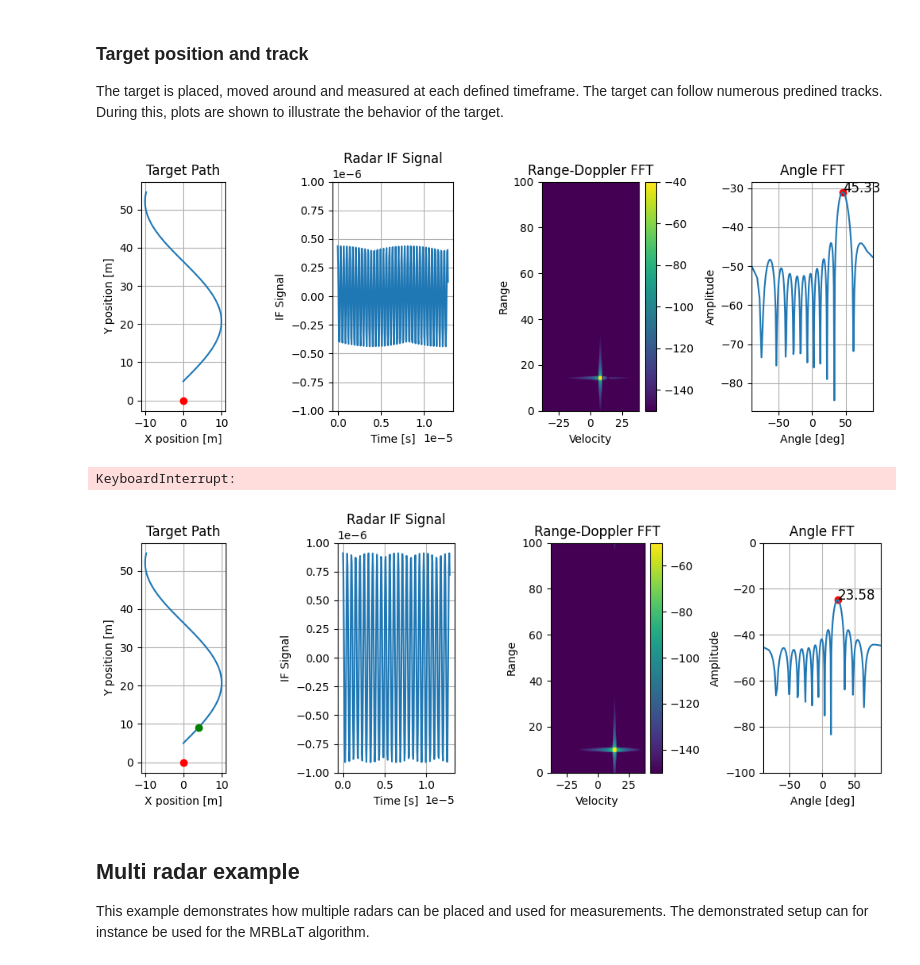
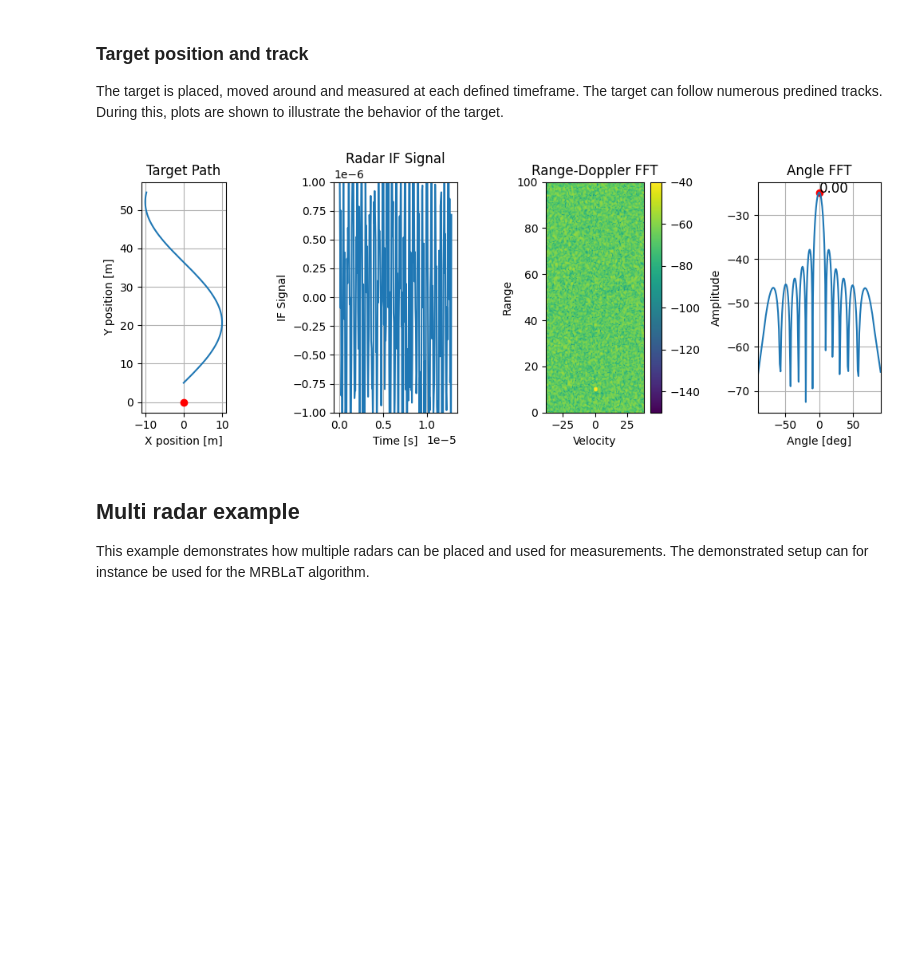
Before and after one commit to RHIMMELAND/MMARS, a Jupyter notebook: code_example.ipynb, the cells around one changed output. Cells and saved outputs as stored; diff of their text form; code cells hidden in the pictures; blank space fills up the shorter version.

```diff
--- a/code_example.ipynb
+++ b/code_example.ipynb
@@ -36,36 +35,34 @@ The target is placed, moved around and measured at each defined timeframe. The t
 # %%
 Track = target_path.target_path(np.array([[0], [5]]), 10.0, T_tot = 5.0)
 Track.generate_trajectory()
 X, Y, vX, vY = Track.get_trajectory()
 
 plot = radar_plots.radar_plots(r1, Track)
 
 # Plot to notebook
-r1.measure_target(np.array([[10], [10]]), np.array([[0], [10]]))
+r1.measure_target(np.array([[0], [10]]), np.array([[0], [0]]))
 fig, axes = plt.subplots(1, 4, figsize=(10, 4))
 plot.plot_path(ax=axes[0])
 plot.plot_radar_IF_signal(ax=axes[1], amplitude_lim=1e-6)
 plot.plot_range_doppler_fft(ax=axes[2], amplitude_range=[-150, -40])
 plot.plot_angle_fft(ax=axes[3])
 plt.tight_layout()
 plt.show()
 
 # Plots and tracking for GIF
 for point_idx in tqdm(range(0,len(X))):
     r1.measure_target(np.array([[X[point_idx]], [Y[point_idx]]]), np.array([[vX[point_idx]], [vY[point_idx]]]))
     fig, axes = plt.subplots(1, 4, figsize=(10, 4))
     plot.plot_path(ax=axes[0], current_idx=point_idx)
     plot.plot_radar_IF_signal(ax=axes[1], amplitude_lim=1e-6)
     plot.plot_range_doppler_fft(ax=axes[2], amplitude_range=[-150, -50])
     plot.plot_angle_fft(ax=axes[3], amplitude_range=[-100, 0])
     plt.tight_layout()
     plt.savefig('Figures/gif/fig_' + f"{point_idx:05d}" + '.png')
     plt.close(fig)
 plot.generate_gif(save_path='Figures/single_radar_track.gif')
 # %% [output]
-[figure, old version]
+[figure, new version]
-KeyboardInterrupt:
-[figure, removed]
 # %% [markdown]
 ## Multi radar example
 
```
Also changed, not shown: parts of 4 cells of this notebook, 2 other files.
